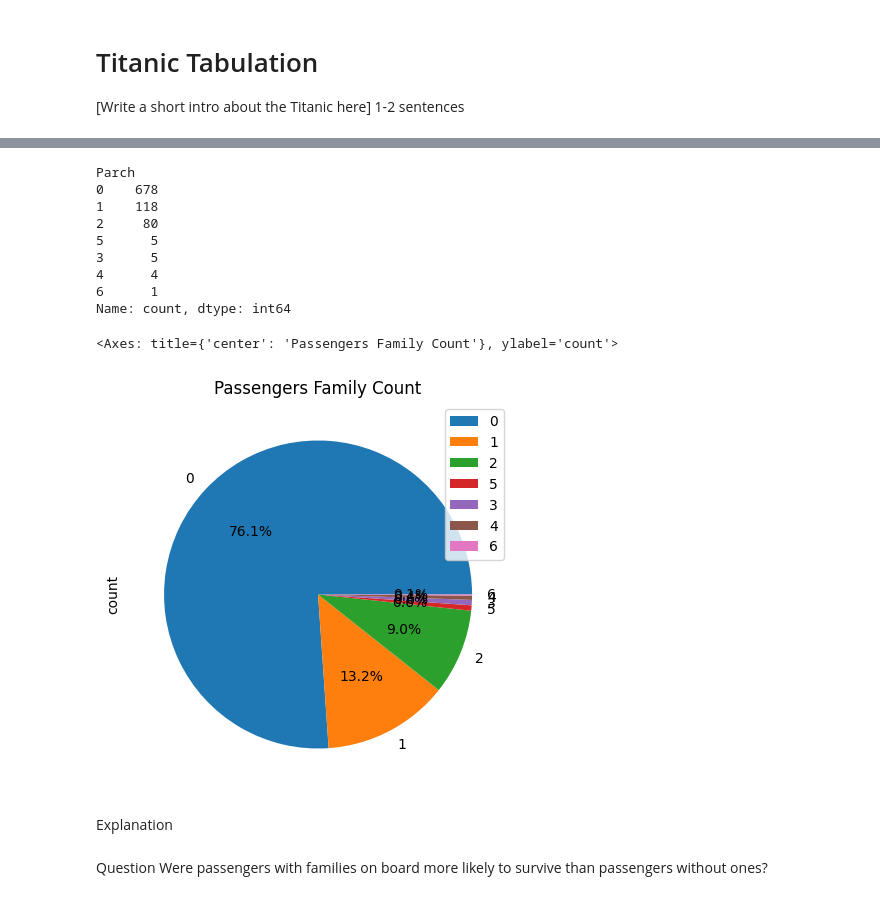
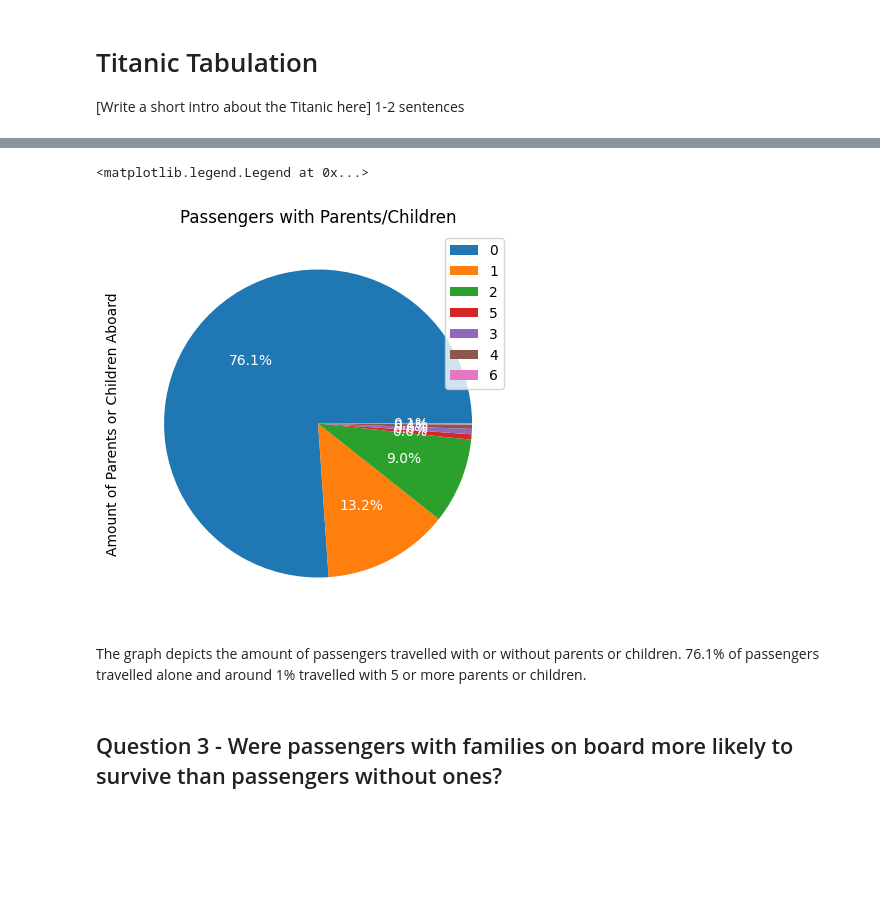
Before and after one commit to adalei1801/unit-3-data-science, a Jupyter notebook: 02_titanic.ipynb, the cells around one changed output, grey strips where cells are left out. Drawn from its saved outputs; the diff is of its cells as text; code cells hidden in the pictures; blank space fills up the shorter version.

```diff
--- a/02_titanic.ipynb
+++ b/02_titanic.ipynb
@@ -25,21 +24,14 @@ How many passengers traveled on their own?
 # %%
 travel_pass = titanic_df["Parch"].value_counts()
 
-plt.title("Passengers Family Count")
-travel_pass.plot.pie(figsize=(5,5), legend=True, labeldistance=1.1, autopct='%1.1f%%')
+travel_pass.plot.pie(figsize=(5,5), labeldistance=1.1, autopct='%1.1f%%', textprops=dict(color='white'))
+plt.title("Passengers with Parents/Children")
+plt.ylabel("Amount of Parents or Children Aboard")
+plt.legend()
 # %% [output]
-Parch
-0    678
-1    118
-2     80
-5      5
-3      5
-4      4
-6      1
-Name: count, dtype: int64
+<matplotlib.legend.Legend at 0x...>
-<Axes: title={'center': 'Passengers Family Count'}, ylabel='count'>
-[figure, old version]
+[figure, new version]
-# %% [markdown]
-Explanation
+# %% [markdown]
+The graph depicts the amount of passengers travelled with or without parents or children. 76.1% of passengers travelled alone and around 1% travelled with 5 or more parents or children.
 # %% [markdown]
-Question Were passengers with families on board more likely to survive than passengers without ones?
+## Question 3 - Were passengers with families on board more likely to survive than passengers without ones?
```
Also changed, not shown: parts of 8 cells of this notebook.
